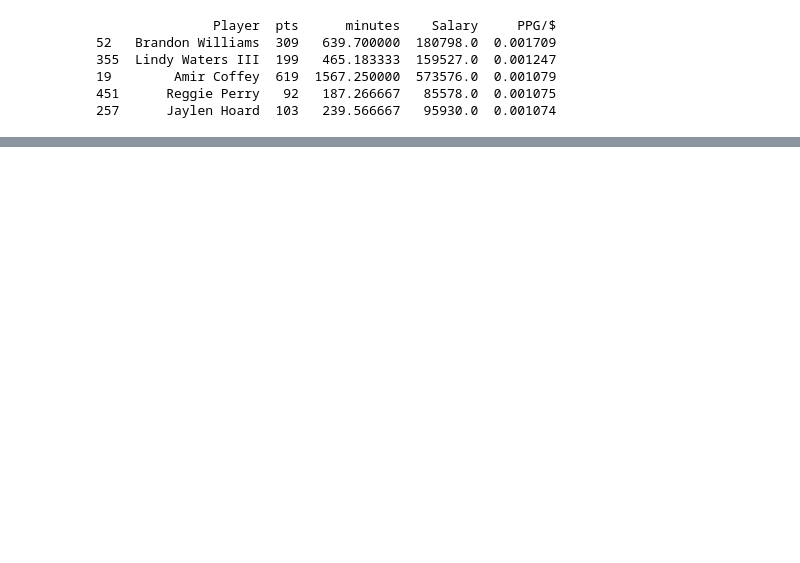
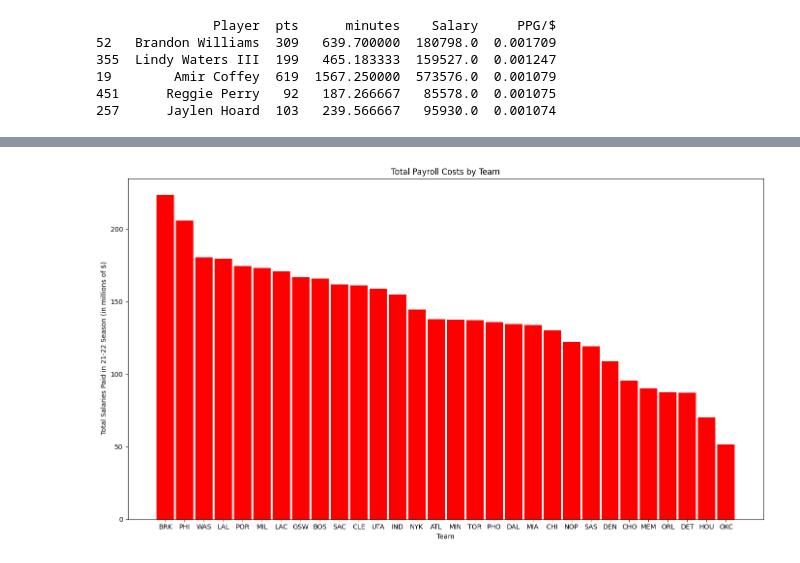
Before and after one commit to Cyber-Dust/Enterprise-Data-Analytics, a Jupyter notebook: NBA_Stats_IC.ipynb, the cells around one changed output, grey strips where cells are left out. Drawn from its saved outputs; the diff is of its cells as text; code cells hidden in the pictures; blank space fills up the shorter version.

```diff
--- a/NBA_Stats_IC.ipynb
+++ b/NBA_Stats_IC.ipynb
@@ -252,0 +313,18 @@ print(player_season_stats.head())
+# %%
+# Bar chart - break down of total salaries paid by team
+fig, ax = plt.subplots(figsize=(14,8), dpi=100)
+
+
+# set title, and axis labels
+plt.title(label='Total Payroll Costs by Team')
+plt.xlabel('Team')
+plt.ylabel(' Total Salaries Paid in 21-22 Season (in millions of $)')
+plt.yticks
+
+
+# write code to create bar chart here
+plt.bar(x=total_team_salary['Team_Abbrev'], height=total_team_salary['Salary'], width=.9, color='red')
+plt.tight_layout()
+plt.show()
+# %% [output]
+[figure, added]
```
Also changed, not shown: parts of 9 cells of this notebook.
